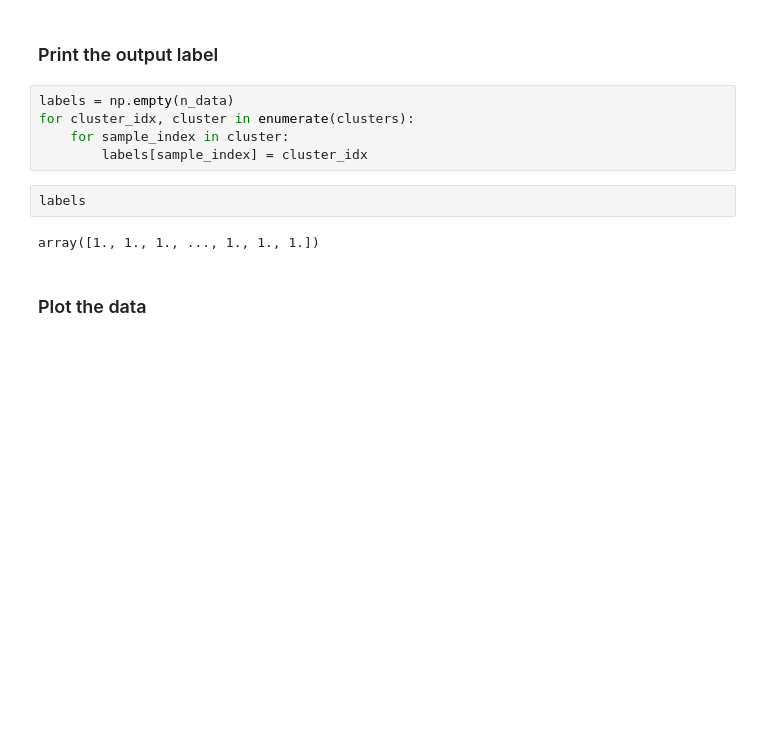
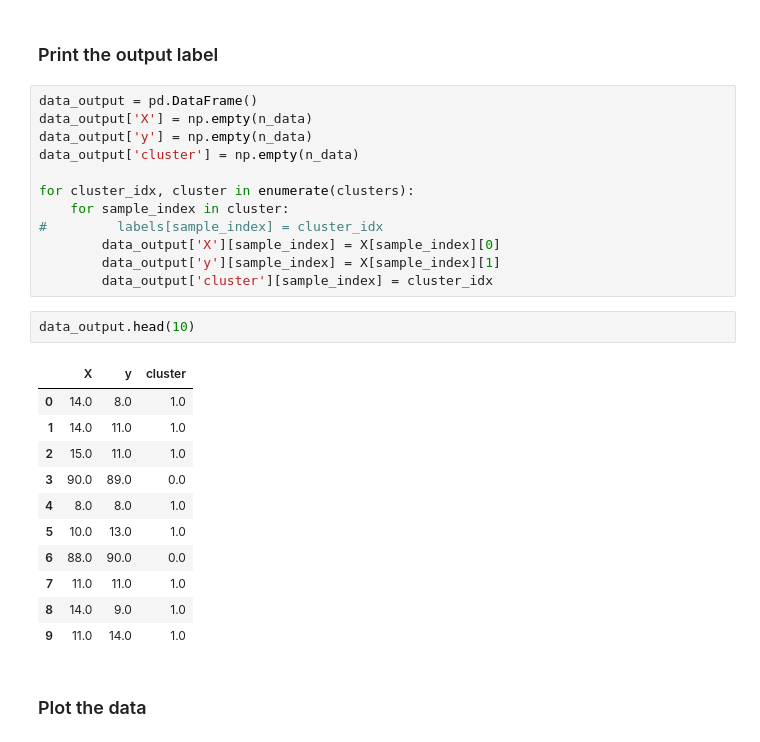
Before and after one commit to kelilipan/machine-learning-final-project-sandbox, a Jupyter notebook: B.Clustering.ipynb, the cells around one changed output. Cells and saved outputs as stored; diff of their text form; blank space fills up the shorter version.

```diff
--- a/B.Clustering.ipynb
+++ b/B.Clustering.ipynb
@@ -118,14 +176,31 @@ iteration =  2
 # %% [markdown]
 ### Print the output label
 # %%
-labels = np.empty(n_data)
+data_output = pd.DataFrame()
+data_output['X'] = np.empty(n_data)
+data_output['y'] = np.empty(n_data)
+data_output['cluster'] = np.empty(n_data)
+
 for cluster_idx, cluster in enumerate(clusters):
     for sample_index in cluster:
-        labels[sample_index] = cluster_idx
+#         labels[sample_index] = cluster_idx
+        data_output['X'][sample_index] = X[sample_index][0]
+        data_output['y'][sample_index] = X[sample_index][1]
+        data_output['cluster'][sample_index] = cluster_idx
-# %%
-labels
-# %% [output]
-array([1., 1., 1., ..., 1., 1., 1.])
+# %%
+data_output.head(10)
+# %% [output]
+|  | X | y | cluster |
+| 0 | 14.0 | 8.0 | 1.0 |
+| 1 | 14.0 | 11.0 | 1.0 |
+| 2 | 15.0 | 11.0 | 1.0 |
+| 3 | 90.0 | 89.0 | 0.0 |
+| 4 | 8.0 | 8.0 | 1.0 |
+| 5 | 10.0 | 13.0 | 1.0 |
+| 6 | 88.0 | 90.0 | 0.0 |
+| 7 | 11.0 | 11.0 | 1.0 |
+| 8 | 14.0 | 9.0 | 1.0 |
+| 9 | 11.0 | 14.0 | 1.0 |
 # %% [markdown]
 ### Plot the data
 # %%
```
Also changed, not shown: parts of 9 cells of this notebook, 19 other files.
